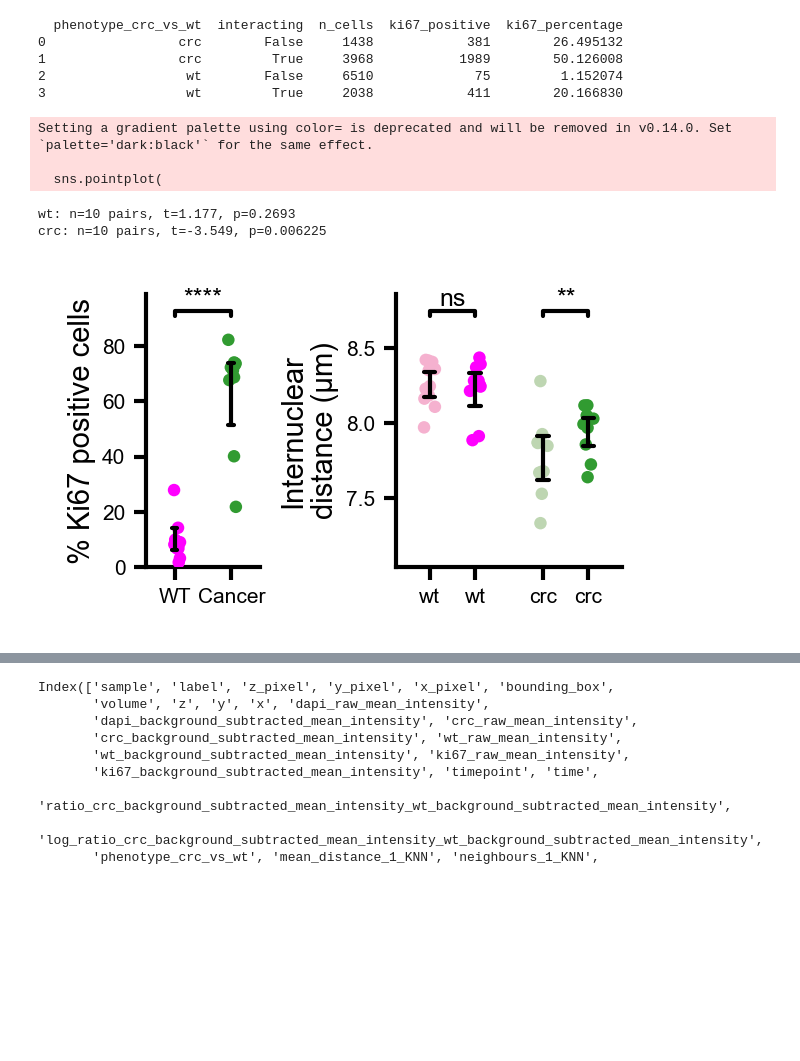
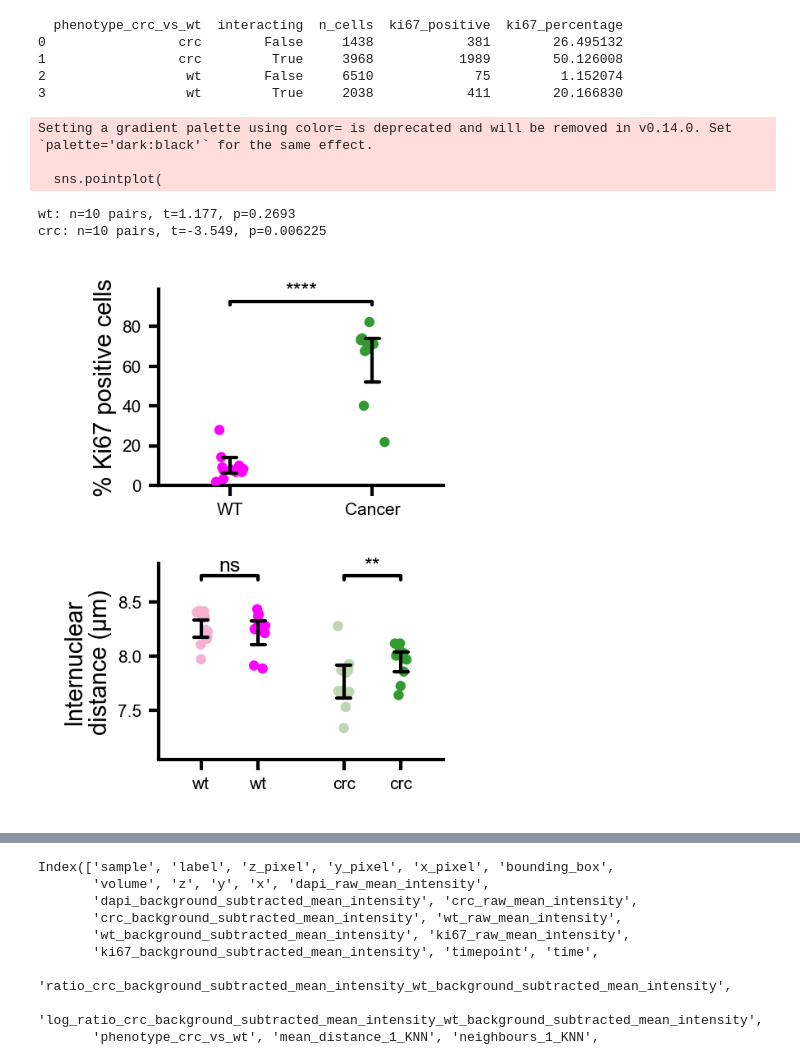
Before and after one commit to SuijkerbuijkLab/NucLogic, a Jupyter notebook: miscellaneous/paper_figures.ipynb, the cells around one changed output, grey strips where cells are left out. Saved outputs shown, nothing was run; the diff lists cells and outputs as text; code cells hidden in the pictures; blank space fills up the shorter version.

```diff
--- a/miscellaneous/paper_figures.ipynb
+++ b/miscellaneous/paper_figures.ipynb
@@ -1724,7 +1724,7 @@ for i, metric in enumerate(metrics):
                 )
 
         axes[i].yaxis.set_major_locator(MaxNLocator(nbins=5, integer=True))
-        axes[i].set_xticklabels("")
+        axes[i].set_xticklabels("", size=8)
         axes[i].spines["top"].set_visible(False)
         axes[i].spines["right"].set_visible(False)
 
@@ -1732,6 +1732,7 @@ for i, metric in enumerate(metrics):
         axes[i].tick_params(axis="x", pad=-2)   # smaller/negative = labels move up
         axes[i].margins(x=0.1)
         axes[i].set_ylabel("")
+        axes[i].tick_params(axis="y", labelsize=10)
 
         nuclogic_values = results[results["method"] == "NucLogic"][metric]
         cellpose_values = results[results["method"] == "Cellpose 4"][metric]
@@ -3998,8 +4052,8 @@ summary = properties.groupby(["phenotype_crc_vs_wt", "sample"]).agg(
     density=("mean_distance_1_knn", "mean")
 ).reset_index()
 
-fig, axes = plt.subplots(nrows=1, ncols=2, figsize=(52/25.4, 30/25.4),
-                         dpi=300, gridspec_kw={"width_ratios": [0.5, 1], "wspace":0.8})
+fig, axes = plt.subplots(nrows=2, ncols=1, figsize=(38/25.4, 63/25.4),
+                         dpi=300, gridspec_kw={"height_ratios": [1, 1], "hspace":0.4}) # gridspec_kw={"width_ratios": [0.5, 1], "wspace":0.8}
 sns.stripplot(
     data=summary,
     x="phenotype_crc_vs_wt",
@@ -4107,15 +4161,15 @@ from matplotlib.lines import Line2D
 n = len(HUE_ORDER)
 offsets = (np.arange(n) - (n - 1) / 2) * DODGE
 
-# ticks, labels = [], []
-# for i, phenotype in enumerate(ORDER):
-#     if phenotype == "wt":
-#         name = "WT"
-#     else:
-#         name = "Cancer"
-#     for j, interacting in enumerate(HUE_ORDER):
-#         ticks.append(i + offsets[j])
-#         labels.append(f"{name} int" if interacting else f"{name} non-int")
+ticks, labels = [], []
+for i, phenotype in enumerate(ORDER):
+    if phenotype == "wt":
+        name = "WT"
+    else:
+        name = "Cancer"
+    for j, interacting in enumerate(HUE_ORDER):
+        ticks.append(i + offsets[j])
+        labels.append(f"{name} int" if interacting else f"{name} non-int")
 
 axes[1].set_xticks(ticks)
 # axes[1].set_xticklabels(labels, rotation=45, ha="right")
@@ -4129,31 +4183,31 @@ positions = {(p, i): x + offsets[j]
              for j, i in enumerate(HUE_ORDER)}
 from scipy.stats import ttest_rel
 for phenotype in ORDER:
     sub = summary[summary["phenotype_crc_vs_wt"] == phenotype]
     paired = sub.pivot(index="sample", columns="interacting", values="density").dropna()
     if len(paired) < 2:
         continue
     t_stat, p_value = ttest_rel(paired[False], paired[True])
     add_bracket(
         axes[1],
         positions[(phenotype, False)],
         positions[(phenotype, True)],
         significance_text(p_value),
         y=0.92,
     )
     print(f"{phenotype}: n={len(paired)} pairs, t={t_stat:.3f}, p={p_value:.4g}")
 
 for ax in axes:
     ax.tick_params(axis="both", which="major", bottom=True, left=True, size=3)
     ax.set_xlabel("")
 
 output_directory = r"C:\Users\6331823\OneDrive - Universiteit Utrecht\PhD\Suijkerbuijk, S.J.E. (Saskia)'s files - Sebastian van Dijk\Manuscript van Dijk NucLogic\Figures"
 plt.savefig(os.path.join(output_directory, f"microtissue_plot.eps"), dpi=600, bbox_inches="tight")
 plt.show()
 # %% [output]
 Setting a gradient palette using color= is deprecated and will be removed in v0.14.0. Set `palette='dark:black'` for the same effect.
 
   sns.pointplot(
 wt: n=10 pairs, t=1.177, p=0.2693
 crc: n=10 pairs, t=-3.549, p=0.006225
-[figure, old version]
+[figure, new version]
```
Also changed, not shown: parts of 17 cells of this notebook, 7 other files.
